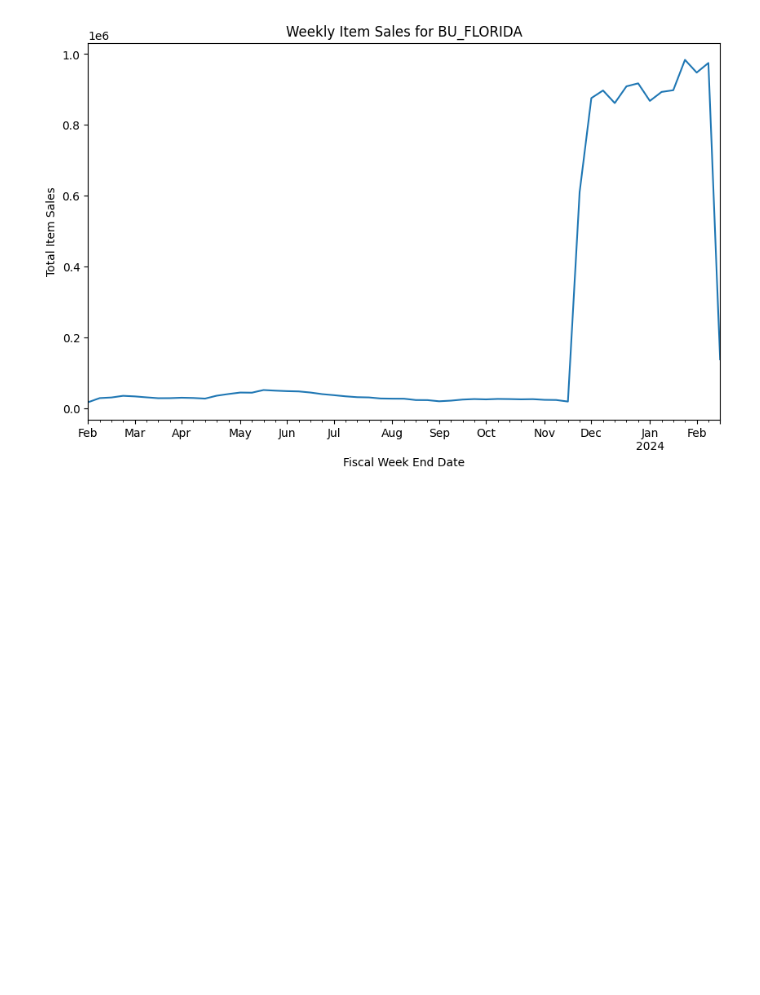
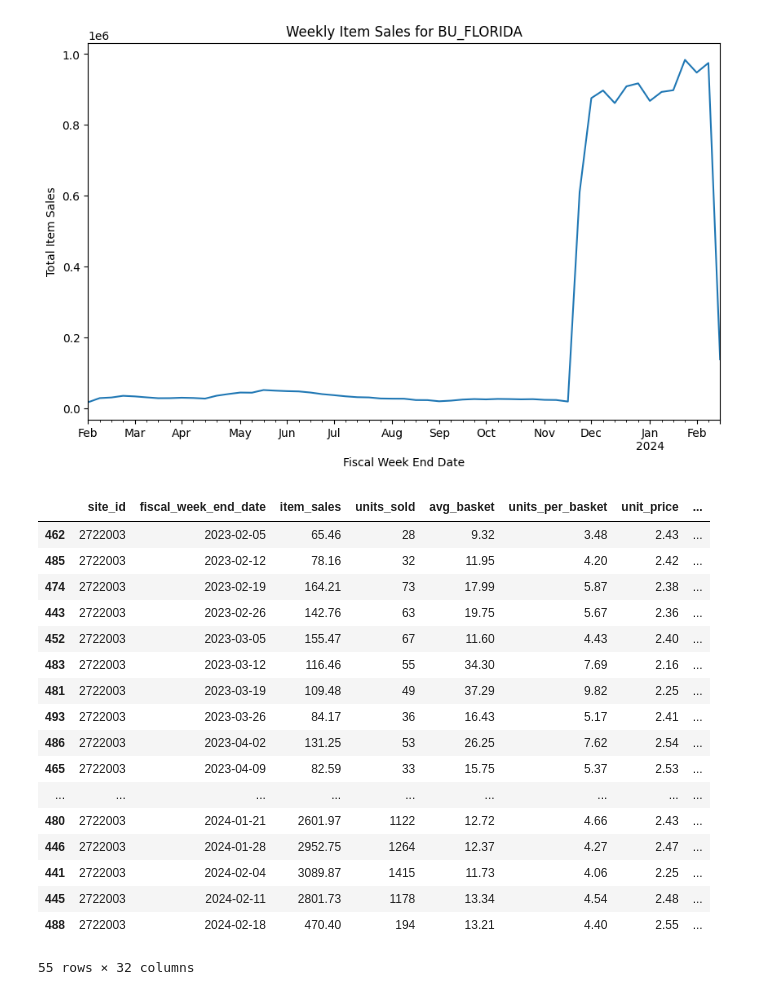
Before and after one commit to MariamAmmar/6644_Final_Project, a Jupyter notebook: Florida_projectgroup39.ipynb, the cells around one changed output. Saved outputs shown, nothing was run; the diff lists cells and outputs as text; code cells hidden in the pictures; blank space fills up the shorter version.

```diff
--- a/Florida_projectgroup39.ipynb
+++ b/Florida_projectgroup39.ipynb
@@ -250,3 +250,26 @@ plt.title('Weekly Item Sales for BU_FLORIDA')
 plt.show()
 # %% [output]
 [figure]
+# %%
+# show data with site_id = 2722003
+
+BU_FLORIDA_data[BU_FLORIDA_data['site_id'] == 2722003]
+# %% [output]
+|  | site_id | fiscal_week_end_date | item_sales | units_sold | avg_basket | units_per_basket | unit_price | ... |
+| 462 | 2722003 | 2023-02-05 | 65.46 | 28 | 9.32 | 3.48 | 2.43 | ... |
+| 485 | 2722003 | 2023-02-12 | 78.16 | 32 | 11.95 | 4.20 | 2.42 | ... |
+| 474 | 2722003 | 2023-02-19 | 164.21 | 73 | 17.99 | 5.87 | 2.38 | ... |
+| 443 | 2722003 | 2023-02-26 | 142.76 | 63 | 19.75 | 5.67 | 2.36 | ... |
+| 452 | 2722003 | 2023-03-05 | 155.47 | 67 | 11.60 | 4.43 | 2.40 | ... |
+| 483 | 2722003 | 2023-03-12 | 116.46 | 55 | 34.30 | 7.69 | 2.16 | ... |
+| 481 | 2722003 | 2023-03-19 | 109.48 | 49 | 37.29 | 9.82 | 2.25 | ... |
+| 493 | 2722003 | 2023-03-26 | 84.17 | 36 | 16.43 | 5.17 | 2.41 | ... |
+| 486 | 2722003 | 2023-04-02 | 131.25 | 53 | 26.25 | 7.62 | 2.54 | ... |
+| 465 | 2722003 | 2023-04-09 | 82.59 | 33 | 15.75 | 5.37 | 2.53 | ... |
+| ... | ... | ... | ... | ... | ... | ... | ... | ... |
+| 480 | 2722003 | 2024-01-21 | 2601.97 | 1122 | 12.72 | 4.66 | 2.43 | ... |
+| 446 | 2722003 | 2024-01-28 | 2952.75 | 1264 | 12.37 | 4.27 | 2.47 | ... |
+| 441 | 2722003 | 2024-02-04 | 3089.87 | 1415 | 11.73 | 4.06 | 2.25 | ... |
+| 445 | 2722003 | 2024-02-11 | 2801.73 | 1178 | 13.34 | 4.54 | 2.48 | ... |
+| 488 | 2722003 | 2024-02-18 | 470.40 | 194 | 13.21 | 4.40 | 2.55 | ... |
+55 rows × 32 columns
```
